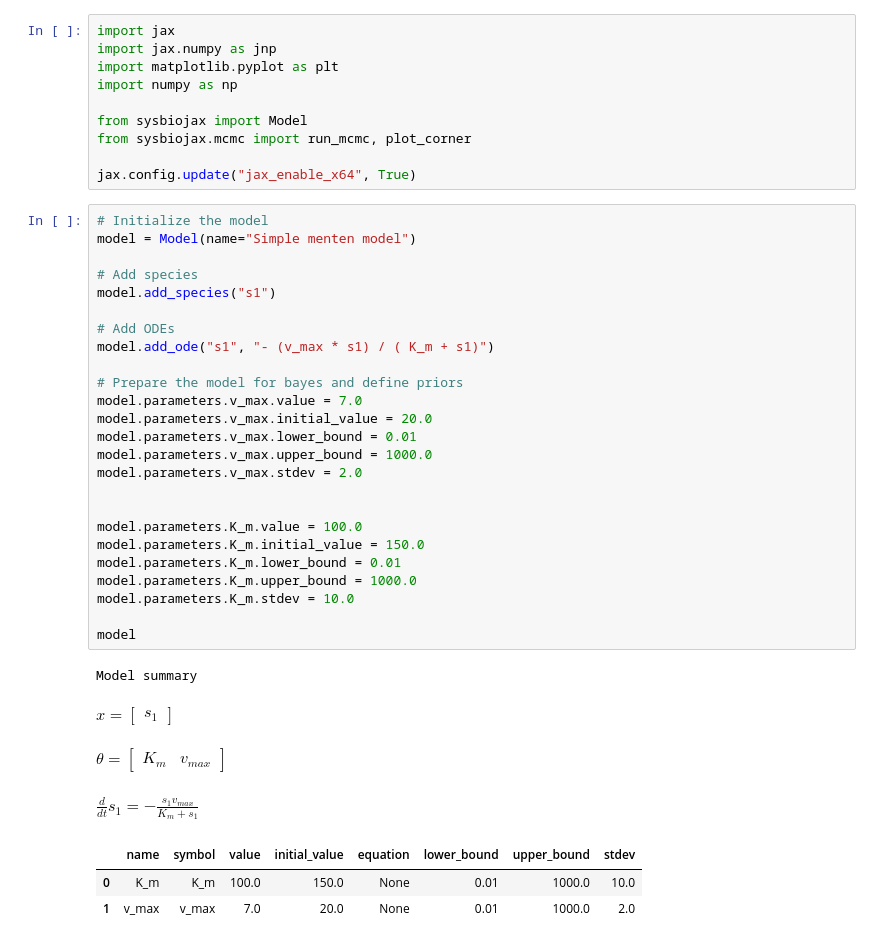
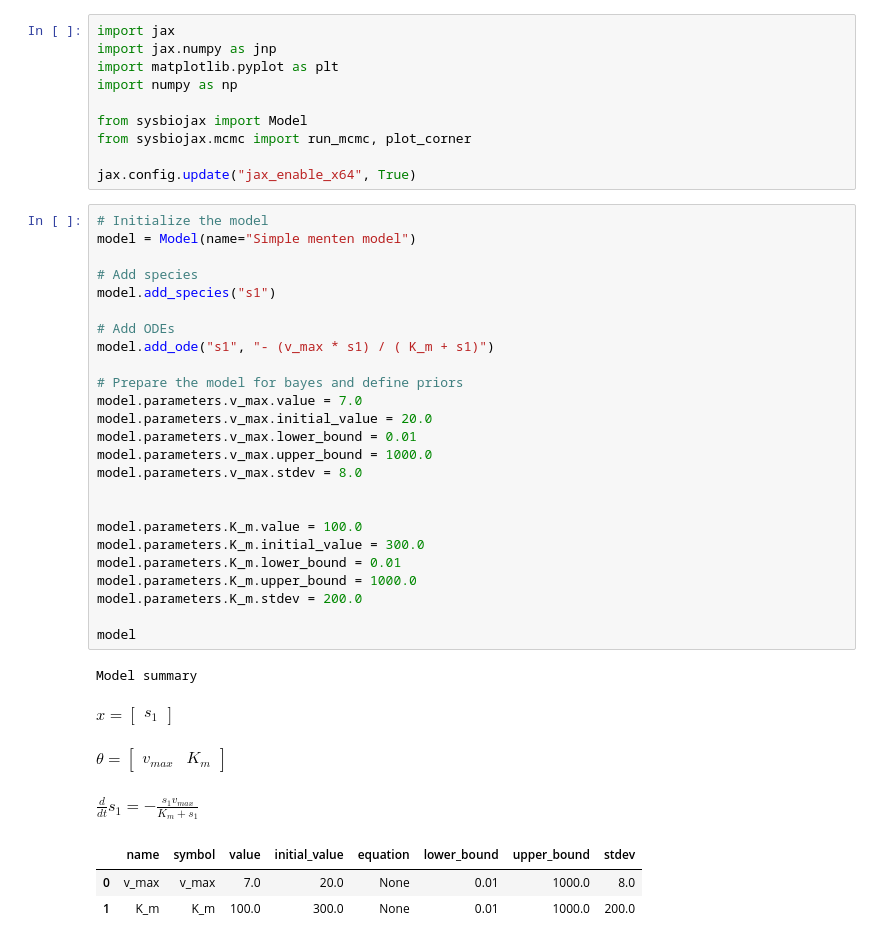
Before and after one commit to JR-1991/Catalax, a Jupyter notebook: TestMCMC.ipynb, the cells around one changed output. Drawn from its saved outputs; the diff is of its cells as text.

```diff
--- a/TestMCMC.ipynb
+++ b/TestMCMC.ipynb
@@ -18,36 +18,36 @@ jax.config.update("jax_enable_x64", True)
 # %%
 # Initialize the model
 model = Model(name="Simple menten model")
 
 # Add species
 model.add_species("s1")
 
 # Add ODEs
 model.add_ode("s1", "- (v_max * s1) / ( K_m + s1)")
 
 # Prepare the model for bayes and define priors
 model.parameters.v_max.value = 7.0
 model.parameters.v_max.initial_value = 20.0
 model.parameters.v_max.lower_bound = 0.01
 model.parameters.v_max.upper_bound = 1000.0
-model.parameters.v_max.stdev = 2.0
+model.parameters.v_max.stdev = 8.0
 
 
 model.parameters.K_m.value = 100.0
-model.parameters.K_m.initial_value = 150.0
+model.parameters.K_m.initial_value = 300.0
 model.parameters.K_m.lower_bound = 0.01
 model.parameters.K_m.upper_bound = 1000.0
-model.parameters.K_m.stdev = 10.0
+model.parameters.K_m.stdev = 200.0
 
 model
 # %% [output]
 Model summary
 $\displaystyle x = \left[\begin{matrix}s_{1}\end{matrix}\right]$
-$\displaystyle \theta = \left[\begin{matrix}K_{m} & v_{max}\end{matrix}\right]$
+$\displaystyle \theta = \left[\begin{matrix}v_{max} & K_{m}\end{matrix}\right]$
 $\displaystyle \frac{d}{d t} s_{1} = - \frac{s_{1} v_{max}}{K_{m} + s_{1}}$
 |  | name | symbol | value | initial_value | equation | lower_bound | upper_bound | stdev |
-| 0 | K_m | K_m | 100.0 | 150.0 | None | 0.01 | 1000.0 | 10.0 |
-| 1 | v_max | v_max | 7.0 | 20.0 | None | 0.01 | 1000.0 | 2.0 |
+| 0 | v_max | v_max | 7.0 | 20.0 | None | 0.01 | 1000.0 | 8.0 |
+| 1 | K_m | K_m | 100.0 | 300.0 | None | 0.01 | 1000.0 | 200.0 |
 # %%
 # Generate irregular time series data
 # from a simple menten model
```
Also changed, not shown: parts of 4 cells of this notebook.
